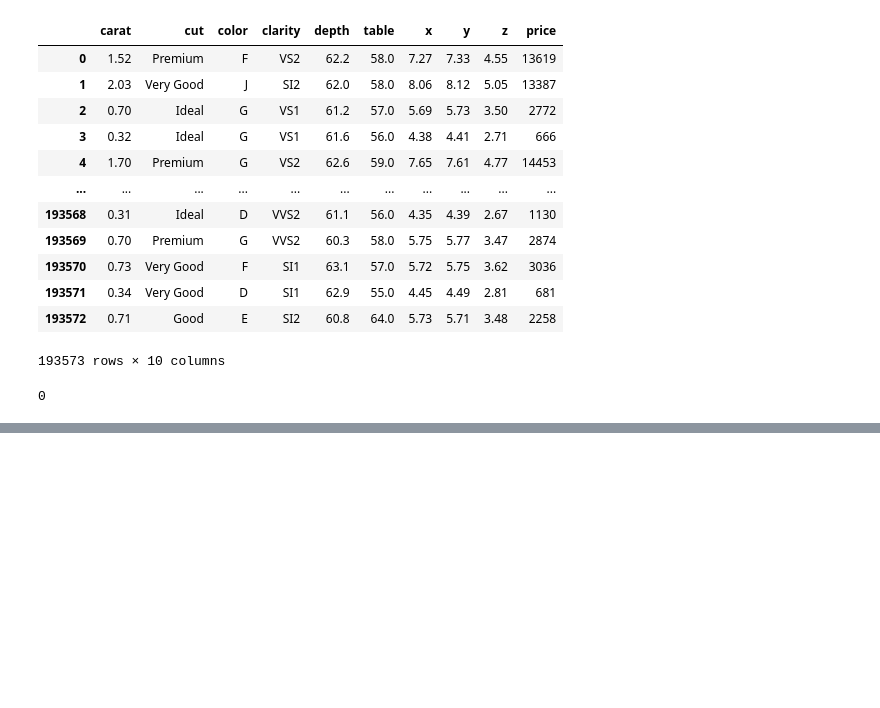
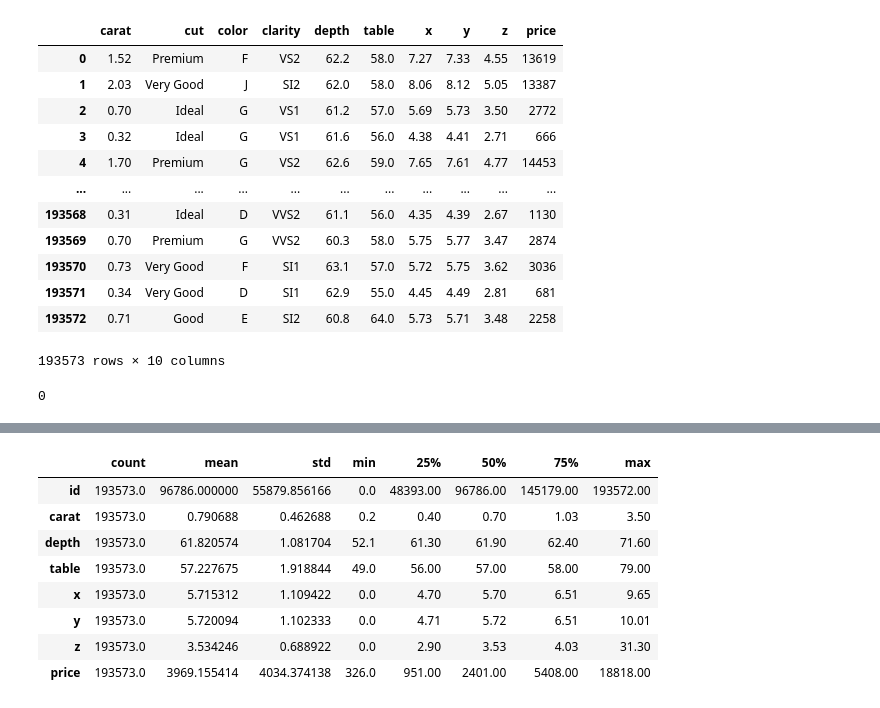
Before and after one commit to YuvrajGurav/FSDSETEPROJECT, a Jupyter notebook: notebooks/research.ipynb, the cells around one changed output, grey strips where cells are left out. Cells and saved outputs as stored; diff of their text form; code cells hidden in the pictures; blank space fills up the shorter version.

```diff
--- a/notebooks/research.ipynb
+++ b/notebooks/research.ipynb
@@ -84,0 +117,12 @@ data.duplicated().sum()
+# %%
+data[numerical_columns].describe().T
+# %% [output]
+|  | count | mean | std | min | 25% | 50% | 75% | max |
+| id | 193573.0 | 96786.000000 | 55879.856166 | 0.0 | 48393.00 | 96786.00 | 145179.00 | 193572.00 |
+| carat | 193573.0 | 0.790688 | 0.462688 | 0.2 | 0.40 | 0.70 | 1.03 | 3.50 |
+| depth | 193573.0 | 61.820574 | 1.081704 | 52.1 | 61.30 | 61.90 | 62.40 | 71.60 |
+| table | 193573.0 | 57.227675 | 1.918844 | 49.0 | 56.00 | 57.00 | 58.00 | 79.00 |
+| x | 193573.0 | 5.715312 | 1.109422 | 0.0 | 4.70 | 5.70 | 6.51 | 9.65 |
+| y | 193573.0 | 5.720094 | 1.102333 | 0.0 | 4.71 | 5.72 | 6.51 | 10.01 |
+| z | 193573.0 | 3.534246 | 0.688922 | 0.0 | 2.90 | 3.53 | 4.03 | 31.30 |
+| price | 193573.0 | 3969.155414 | 4034.374138 | 326.0 | 951.00 | 2401.00 | 5408.00 | 18818.00 |
```
Also changed, not shown: parts of 19 cells of this notebook.
